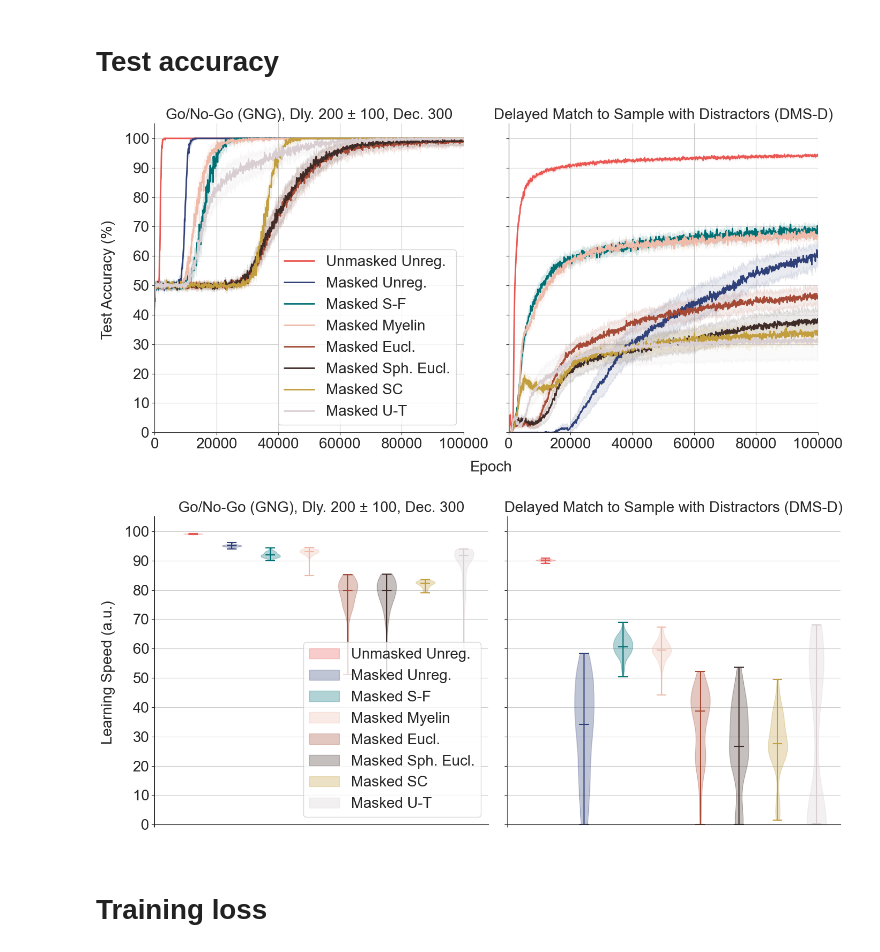
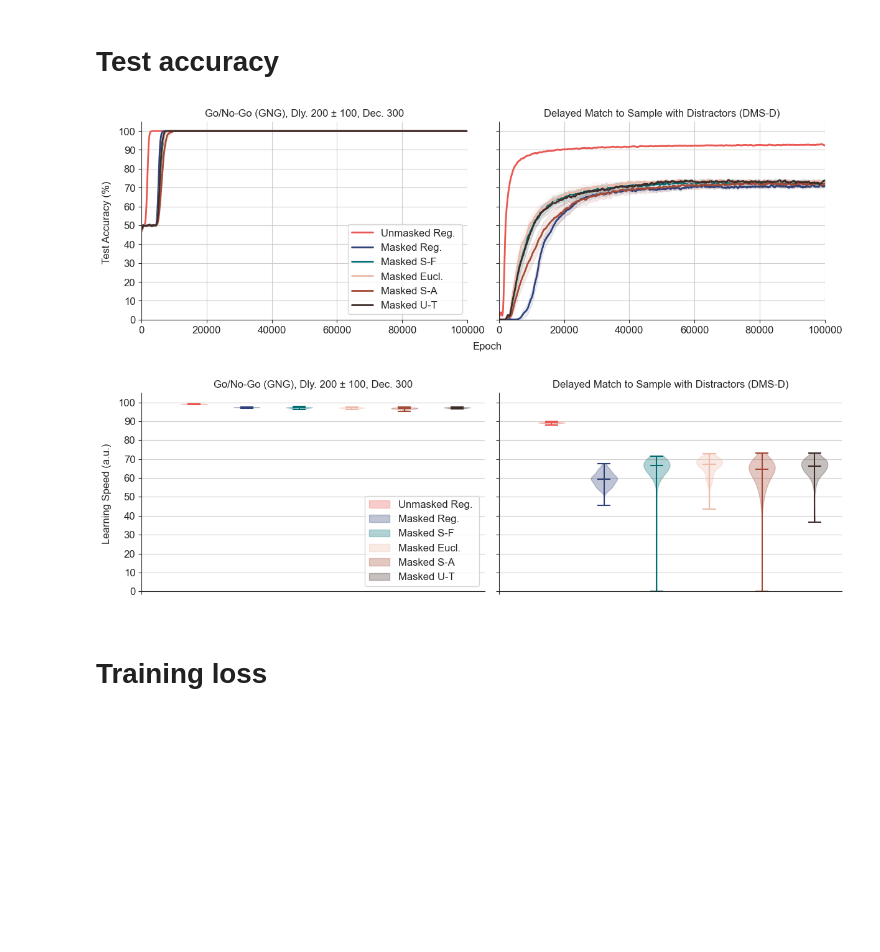
Before and after one commit to LindenParkesLab/neuro_rnn, a Jupyter notebook: scripts/biornn_results_performance.ipynb, the cells around one changed output. Cells and saved outputs as stored; diff of their text form; code cells hidden in the pictures; blank space fills up the shorter version.

```diff
--- a/scripts/biornn_results_performance.ipynb
+++ b/scripts/biornn_results_performance.ipynb
@@ -26,7 +26,7 @@ warnings.simplefilter(action='ignore', category=UserWarning)
 # Files and parameters
 # %%
 # directories and files
-model_params_name = 'model_params_202602'
+model_params_name = 'model_params_202603bp'
 username = os.getenv('USER')
 if sys.platform == 'darwin':
     if username == 'ahmad':
@@ -51,8 +51,9 @@ verbose = True
 save_figs = False
 
 # select rows from model params CSV
-rows_to_plot = []
-# rows_to_plot = list(np.arange(54,57))
+# rows_to_plot = None
+rows_to_plot = [0, 1, 4, 5, 6, 7,    8,  9, 12, 13, 14, 15]
+rows_to_plot = [2, 3, 4, 5, 6, 7,   10, 11, 12, 13, 14, 15]
 
 model_params, task_names, n_tasks, kernel_labels, n_kernels = utils.get_params_dataframe(
     model_params_file, rows=rows_to_plot, verbose=verbose)
@@ -156,15 +153,15 @@ if not check_only:
 
     color_palette = utils.get_my_colors(cat_trio=False, as_list=True)
 
-    smooth_data = 20
+    smooth_data = 7
 
     # initialise figures
     size_scale = 2.0
-    font_size = int(10 * size_scale)
+    font_size = int(6 * size_scale)
     n_fig_columns = min((3, n_tasks))
     n_fig_rows = math.ceil(n_tasks / n_fig_columns)
-    fig_size_w = 3.5 * n_fig_columns * size_scale
-    fig_size_h = 3.5 * n_fig_rows * size_scale
+    fig_size_w = 3 * n_fig_columns * size_scale
+    fig_size_h = 2 * n_fig_rows * size_scale
     f_plots, ax_plots = plt.subplots(n_fig_rows, n_fig_columns, figsize=(fig_size_w, fig_size_h),
                                      squeeze=True, sharex=False, sharey=True)
     f_violin, ax_violin = plt.subplots(n_fig_rows, n_fig_columns, figsize=(fig_size_w, fig_size_h),
@@ -191,7 +188,7 @@ if not check_only:
             n_epochs_actual = test_accuracy.shape[1] * 100
             n_logged_epochs = int(n_epochs_actual / 100)
             if n_logged_epochs > 5000:
-                n_logged_epochs = 125
+                n_logged_epochs = 150
                 n_epochs_actual = n_logged_epochs * 100
                 test_accuracy = test_accuracy[:, :n_logged_epochs]
             x_step = int(n_epochs_actual / n_logged_epochs)
@@ -252,35 +249,35 @@ if not check_only:
 
     # set title and labels for violin plots
     for task_index in np.arange(n_tasks):
         f_violin.axes[task_index].set_ylim([0, 105])
         f_violin.axes[task_index].set_xticks((-1,))
         f_violin.axes[task_index].set_xticklabels([' '])
         f_violin.axes[task_index].set_yticks(np.arange(0, 100 + 1, 10))
         f_violin.axes[task_index].tick_params(bottom=True, left=True)
         if task_index == 0:
             f_violin.axes[task_index].legend(violin_bodies, kernel_labels, loc='lower right')
         f_violin.axes[task_index].set_title(utils.get_task_label(task_names[task_index]),
                                             fontsize=font_size)
         f_violin.axes[task_index].grid()
     f_violin.text(0.0, 0.5, 'Learning Speed (a.u.)', ha='center', va='center', rotation='vertical')
 
     sns.despine(fig=f_plots, offset=0, trim=False, left=False, right=True, top=True, bottom=False)
     sns.despine(fig=f_violin, offset=0, trim=False, left=False, right=True, top=True, bottom=False)
 
     f_plots.tight_layout()
     f_violin.tight_layout()
     plt.show()
 
     # save svg
     if save_figs:
         models_file = os.path.splitext(os.path.basename(model_params_file))[0]
         f_plots.savefig(os.path.join(outdir, 'accuracy_{:}_plots.svg'.format(models_file)),
                         dpi=300, bbox_inches='tight', pad_inches=0.01)
         f_violin.savefig(os.path.join(outdir, 'accuracy_{:}_violin.svg'.format(models_file)),
                          dpi=300, bbox_inches='tight', pad_inches=0.01)
 # %% [output]
-[figure, old version]
+[figure, new version]
-[figure, old version]
+[figure, new version]
 # %% [markdown]
 # Training loss
 # %%
```
Also changed, not shown: parts of 2 cells of this notebook, 2 other files.
